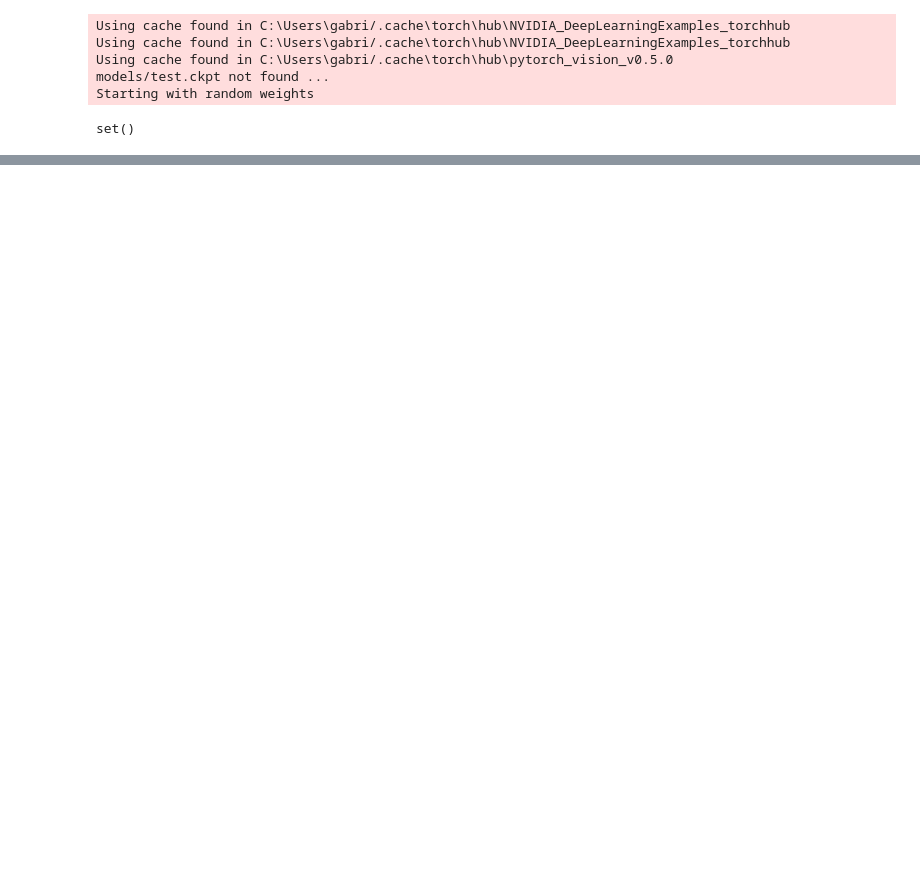
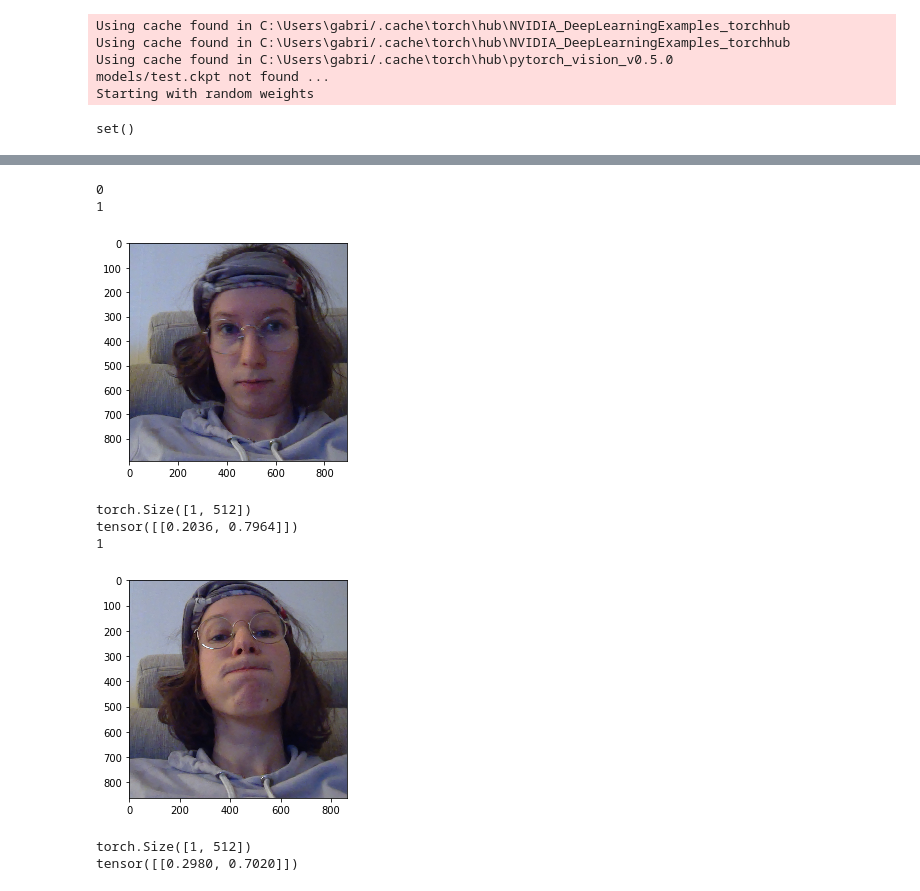
Before and after one commit to Arty-Facts/PersonRecognizer, a Jupyter notebook: pip_test.ipynb, the cells around one changed output, grey strips where cells are left out. Saved outputs shown, nothing was run; the diff lists cells and outputs as text; code cells hidden in the pictures; blank space fills up the shorter version.

```diff
--- a/pip_test.ipynb
+++ b/pip_test.ipynb
@@ -50,3 +39,27 @@ print(r)
+# %%
+for found_ppl in locate_ppl:
+    print(len(found_ppl))
+    if len(found_ppl) > 0:
+        for person in found_ppl:
+            plt.imshow(person)
+            plt.show()
+        emb = person_embeding.embed(found_ppl)
+        print(emb.shape)
+        ans = recognizer(emb)
+        print(ans)
+    user_ans = input ("Om du vill forsätta, klicka enter. Om du vill avsluta, skriv NO")
+    if user_ans in ["NO", "No", "no"]: # same as: == "NO" or user_ans == "no" or user_ans == "No":
+        break
+# %% [output]
+0
+1
+[figure, added]
+torch.Size([1, 512])
+tensor([[0.2036, 0.7964]])
+1
+[figure, added]
+torch.Size([1, 512])
+tensor([[0.2980, 0.7020]])
 # %%
 a = []
 # %%
```
Also changed, not shown: parts of 15 cells of this notebook, 1 other file.
